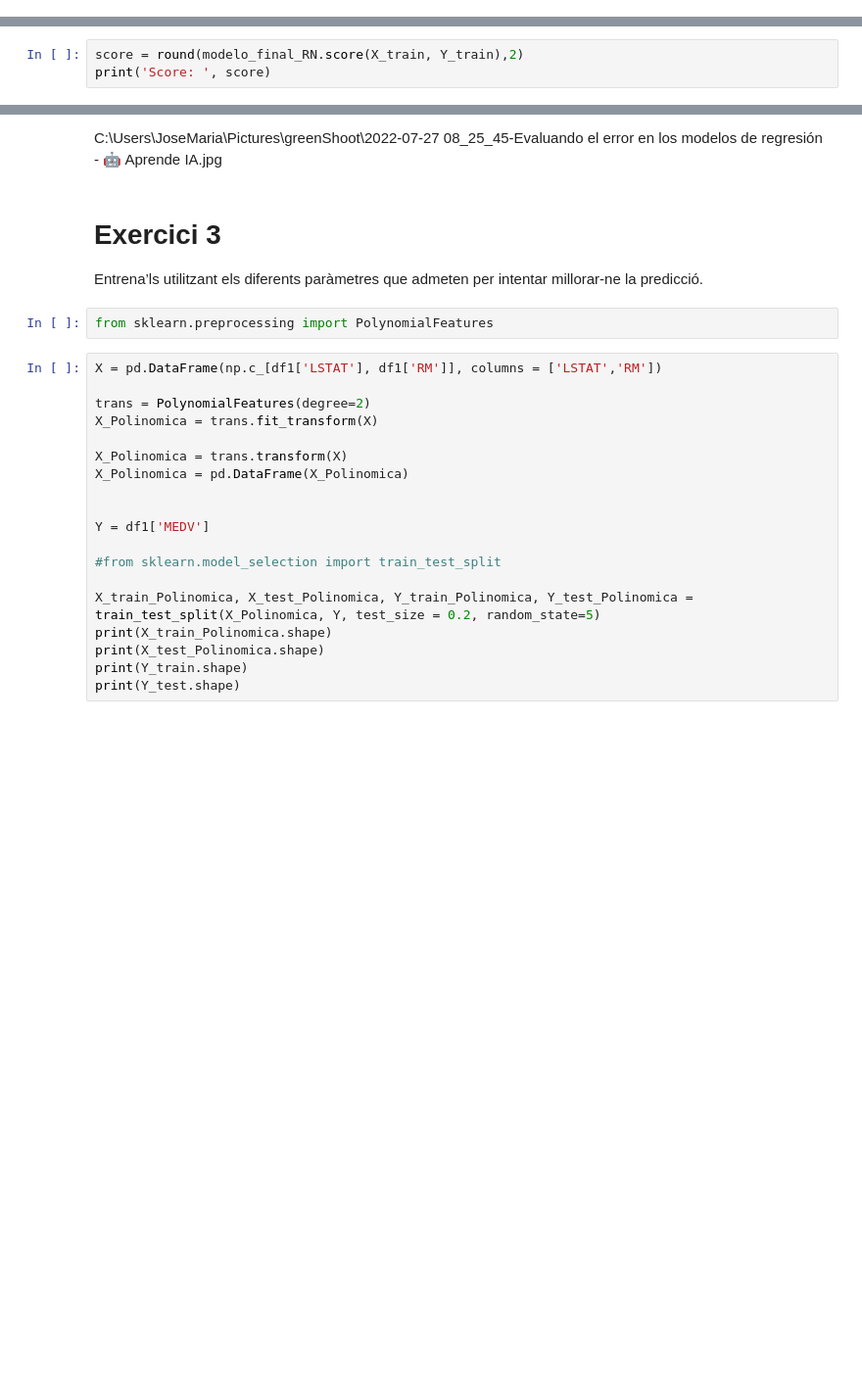
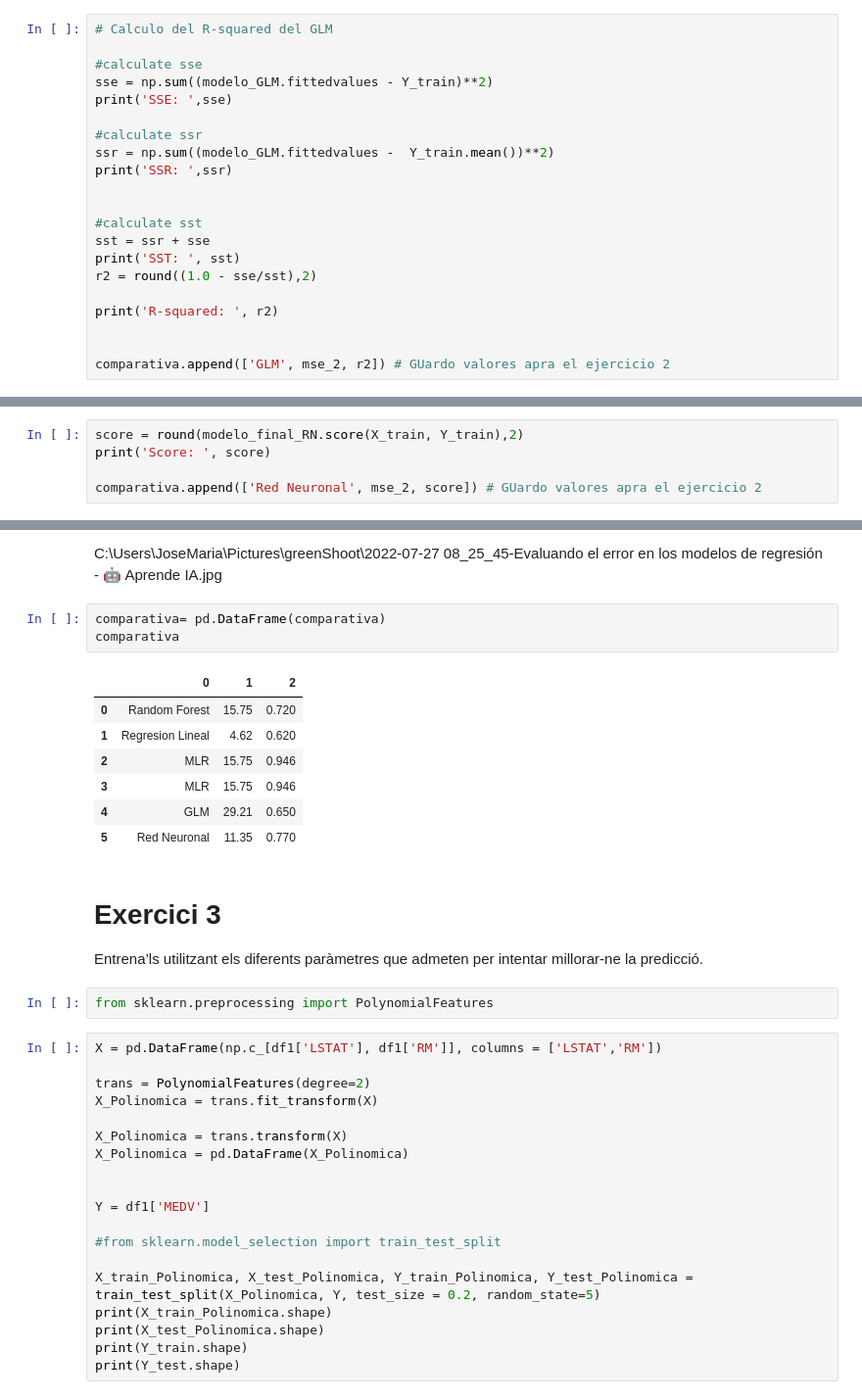
Before and after one commit to JMML2021/Tasca-M6-T01-ML_regressions-, a Jupyter notebook: Sprint_6_Algoritmes_d’aprenentatge_supervisat_Regressió.ipynb, the cells around one changed output, grey strips where cells are left out. Shown at 98% size. Saved outputs shown, nothing was run; the diff lists cells and outputs as text; blank space fills up the shorter version.

```diff
--- a/Sprint_6_Algoritmes_d’aprenentatge_supervisat_Regressió.ipynb
+++ b/Sprint_6_Algoritmes_d’aprenentatge_supervisat_Regressió.ipynb
@@ -832,0 +830,21 @@ Comclusion: No es normal
+# %%
+# Calculo del R-squared del GLM
+
+#calculate sse
+sse = np.sum((modelo_GLM.fittedvalues - Y_train)**2)
+print('SSE: ',sse)
+
+#calculate ssr
+ssr = np.sum((modelo_GLM.fittedvalues -  Y_train.mean())**2)
+print('SSR: ',ssr)
+
+
+#calculate sst
+sst = ssr + sse
+print('SST: ', sst)
+r2 = round((1.0 - sse/sst),2)
+
+print('R-squared: ', r2)
+
+
+comparativa.append(['GLM', mse_2, r2]) # GUardo valores apra el ejercicio 2
@@ -1004,4 +1048,6 @@ analisisGraficoResiduos(Y_train, predicciones_RN)
 # %%
 score = round(modelo_final_RN.score(X_train, Y_train),2)
 print('Score: ', score)
+
+comparativa.append(['Red Neuronal', mse_2, score]) # GUardo valores apra el ejercicio 2
 # %% [output]
@@ -1015,6 +1061,17 @@ Ha sido el peor modelo con un $R^{2}$ de 0.78
 Compara’ls en base al MSE i al R2.
 # %% [markdown]
 ![image.png](embedded-picture-1)C:\Users\JoseMaria\Pictures\greenShoot\2022-07-27 08_25_45-Evaluando el error en los modelos de regresión - 🤖 Aprende IA.jpg
+# %%
+comparativa= pd.DataFrame(comparativa)
+comparativa
+# %% [output]
+|  | 0 | 1 | 2 |
+| 0 | Random Forest | 15.75 | 0.720 |
+| 1 | Regresion Lineal | 4.62 | 0.620 |
+| 2 | MLR | 15.75 | 0.946 |
+| 3 | MLR | 15.75 | 0.946 |
+| 4 | GLM | 29.21 | 0.650 |
+| 5 | Red Neuronal | 11.35 | 0.770 |
 # %% [markdown]
 # Exercici 3
 
```
Also changed, not shown: parts of 39 cells of this notebook.
